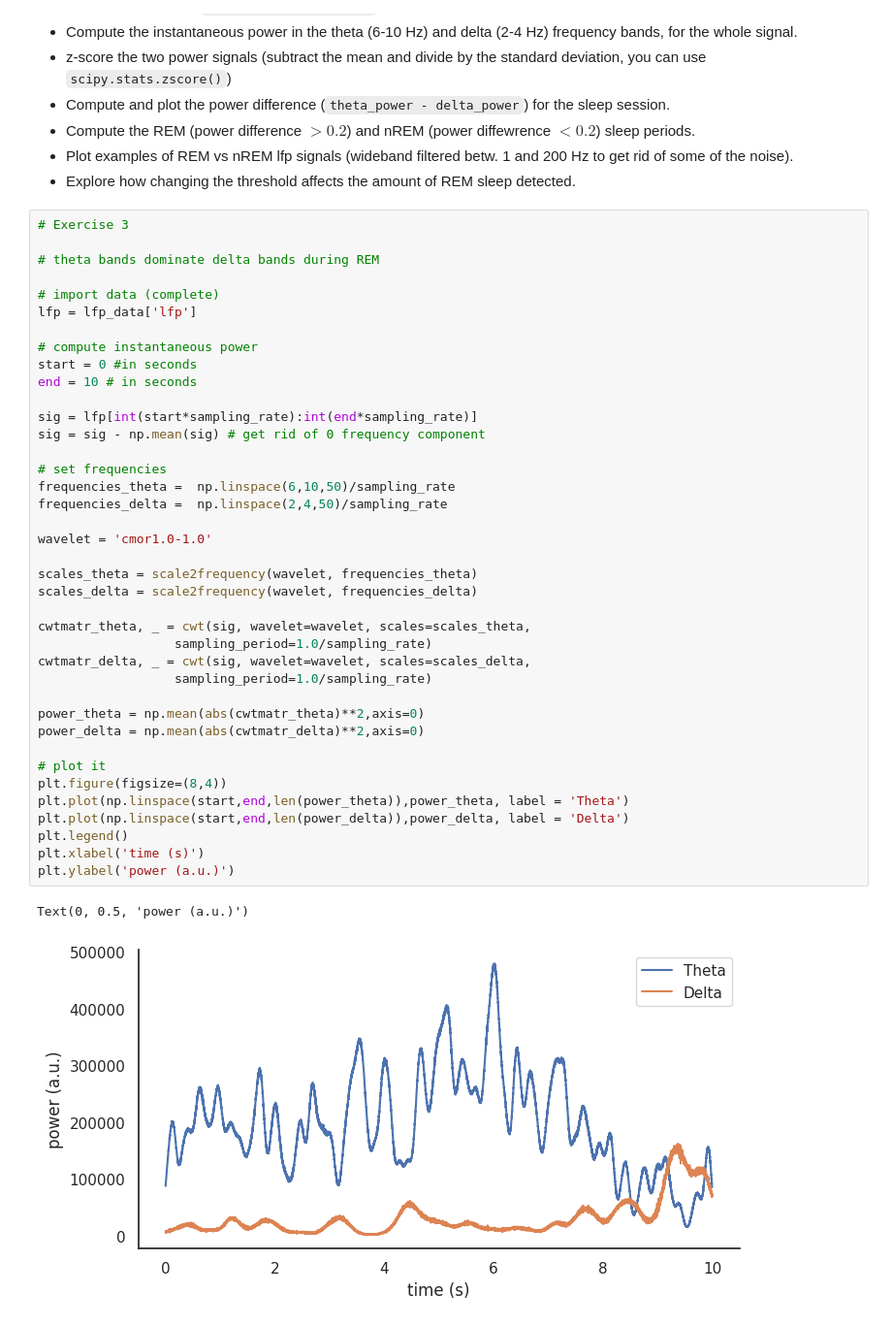
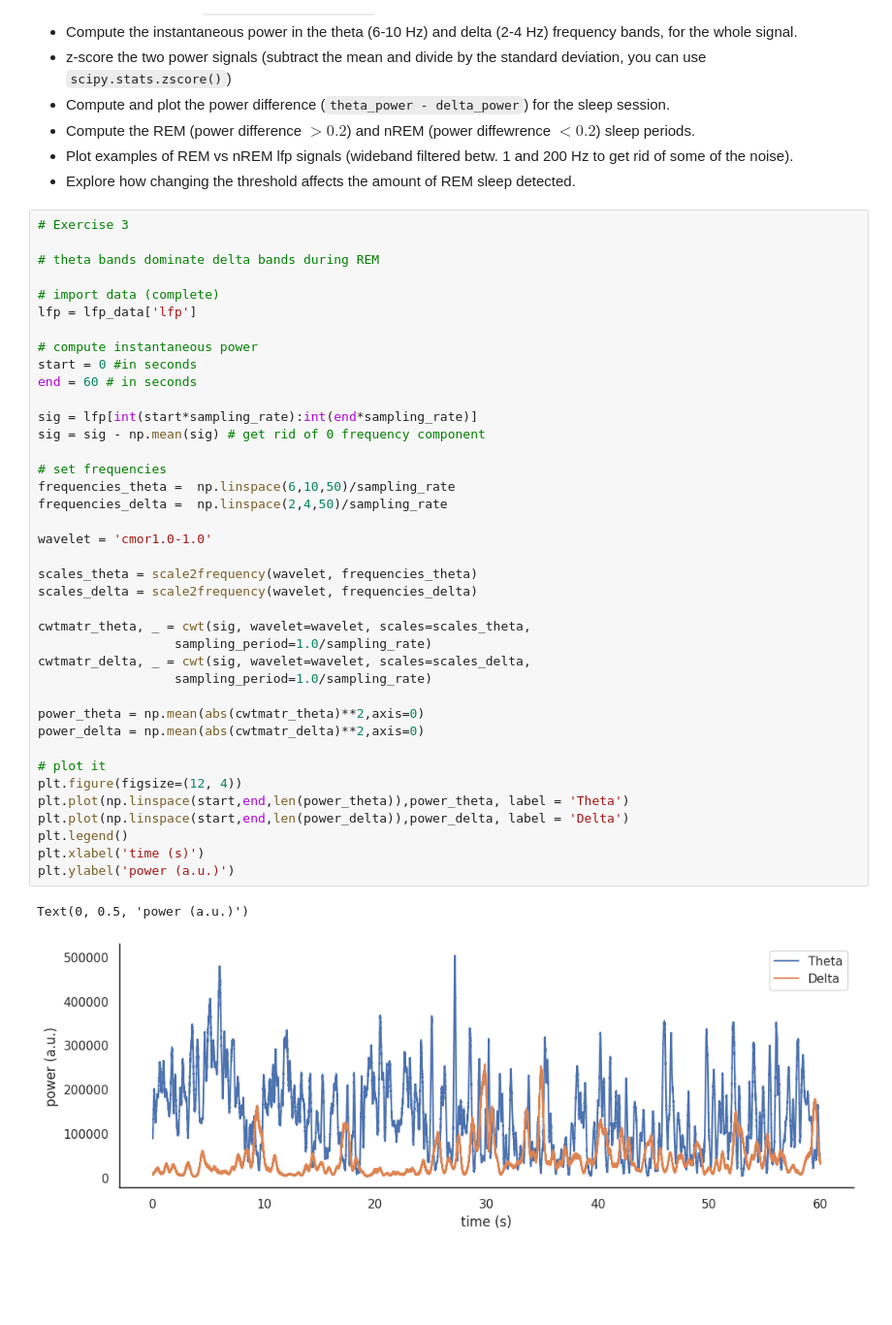
Before and after one commit to irenetiem/neuro_analysis_IT, a Jupyter notebook: neural-data-master/01-local_field_potential/exercises.ipynb, the cells around one changed output. Shown at 97% size. Saved outputs shown, nothing was run; the diff lists cells and outputs as text; blank space fills up the shorter version.

```diff
--- a/neural-data-master/01-local_field_potential/exercises.ipynb
+++ b/neural-data-master/01-local_field_potential/exercises.ipynb
@@ -174,35 +174,35 @@ lfp = lfp_data['lfp']
 
 # compute instantaneous power
 start = 0 #in seconds
-end = 10 # in seconds
+end = 60 # in seconds
 
 sig = lfp[int(start*sampling_rate):int(end*sampling_rate)]
 sig = sig - np.mean(sig) # get rid of 0 frequency component
 
 # set frequencies
 frequencies_theta =  np.linspace(6,10,50)/sampling_rate
 frequencies_delta =  np.linspace(2,4,50)/sampling_rate
 
 wavelet = 'cmor1.0-1.0'
 
 scales_theta = scale2frequency(wavelet, frequencies_theta)
 scales_delta = scale2frequency(wavelet, frequencies_delta)
 
 cwtmatr_theta, _ = cwt(sig, wavelet=wavelet, scales=scales_theta,
                   sampling_period=1.0/sampling_rate)
 cwtmatr_delta, _ = cwt(sig, wavelet=wavelet, scales=scales_delta,
                   sampling_period=1.0/sampling_rate)
 
 power_theta = np.mean(abs(cwtmatr_theta)**2,axis=0)
 power_delta = np.mean(abs(cwtmatr_delta)**2,axis=0)
 
 # plot it
-plt.figure(figsize=(8,4))
+plt.figure(figsize=(12, 4))
 plt.plot(np.linspace(start,end,len(power_theta)),power_theta, label = 'Theta')
 plt.plot(np.linspace(start,end,len(power_delta)),power_delta, label = 'Delta')
 plt.legend()
 plt.xlabel('time (s)')
 plt.ylabel('power (a.u.)')
 # %% [output]
 Text(0, 0.5, 'power (a.u.)')
-[figure, old version]
+[figure, new version]
```
Also changed, not shown: parts of 5 cells of this notebook.
